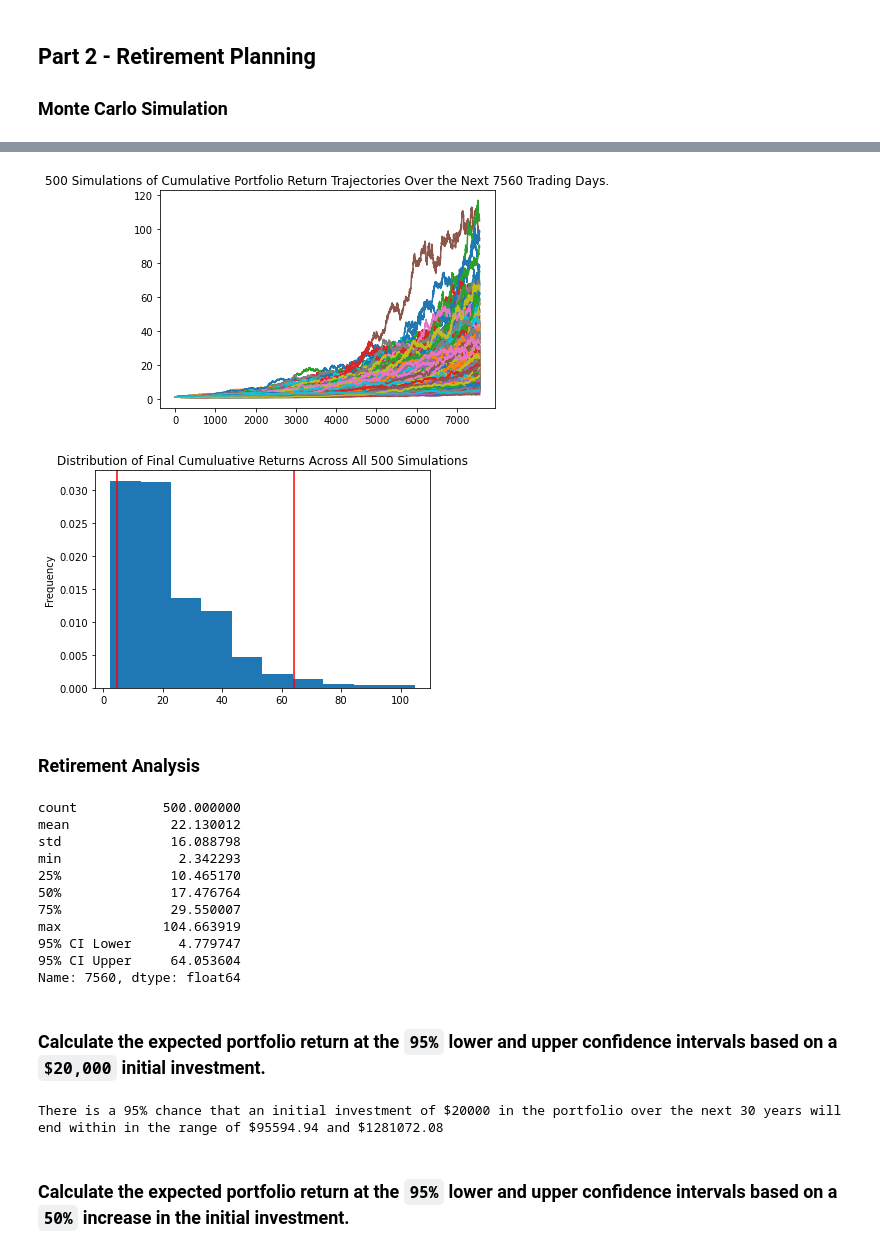
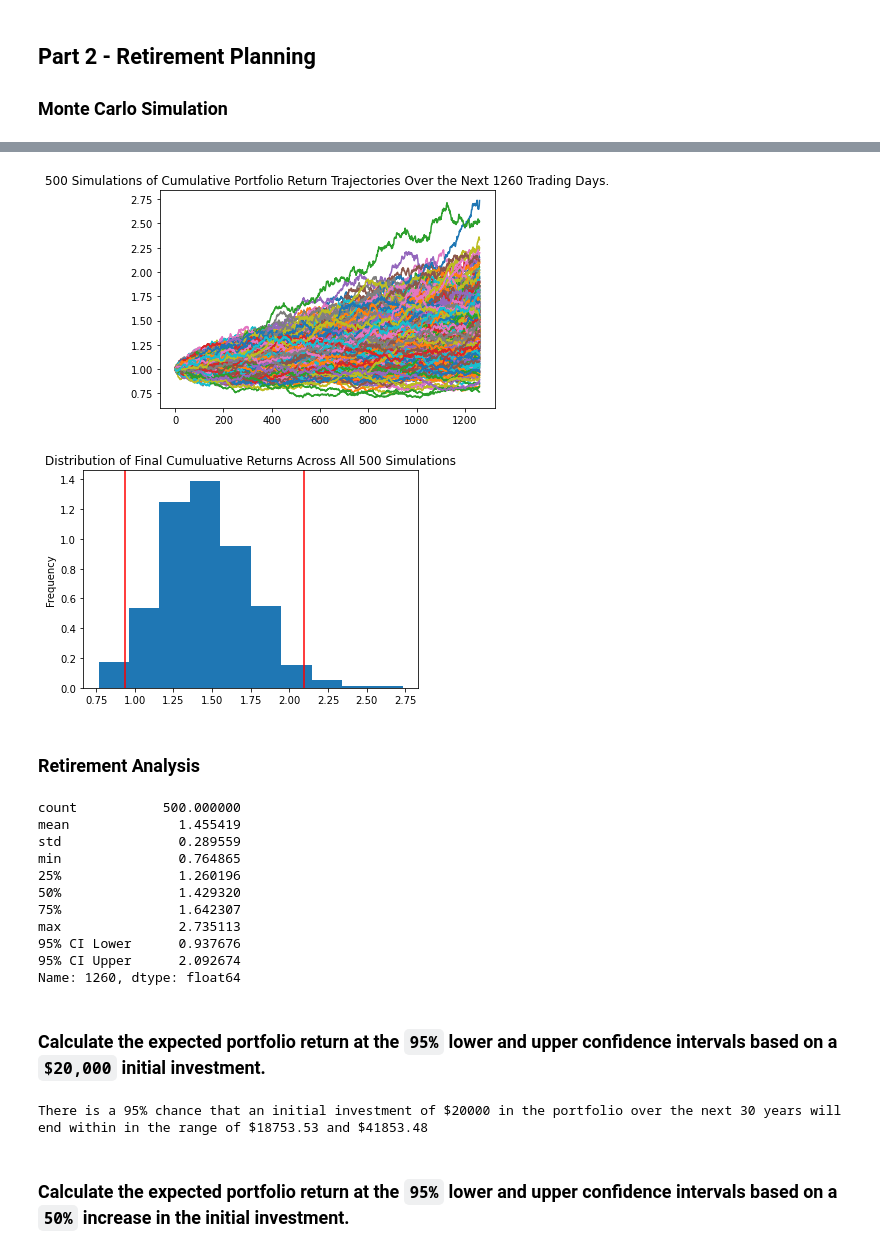
Before and after one commit to rmit-s3607407-Tony-Huang/Financial-Planning, a Jupyter notebook: financial-planner.ipynb, the cells around one changed output, grey strips where cells are left out. Saved outputs shown, nothing was run; the diff lists cells and outputs as text; code cells hidden in the pictures.

```diff
--- a/financial-planner.ipynb
+++ b/financial-planner.ipynb
@@ -50,9 +52,13 @@ my_agg = 200
 my_spy = 50
 # %%
 # Set Alpaca API key and secret
-# YOUR CODE HERE!
-
+alpaca_api_key = os.getenv("ALPACA_API_KEY")
+alpaca_secret_key = os.getenv("ALPACA_SECRET_KEY")
+# print(alpaca_api_key, alpaca_secret_key)
 # Create the Alpaca API object
-# YOUR CODE HERE!
+alpaca = tradeapi.REST(
+    alpaca_api_key,
+    alpaca_secret_key,
+    api_version="v2")
 # %%
 # Format current date as ISO format
@@ -141,12 +166,18 @@ Congratulations! You have enough money in your emergency fund.
 # %%
 # Set start and end dates of five years back from today.
 # Sample results may vary from the solution based on the time frame chosen
-start_date = pd.Timestamp('2016-05-01', tz='America/New_York').isoformat()
-end_date = pd.Timestamp('2021-05-01', tz='America/New_York').isoformat()
+start_date = pd.Timestamp('2016-09-16', tz='America/New_York').isoformat()
+end_date = pd.Timestamp('2021-09-16', tz='America/New_York').isoformat()
 # %%
 # Get 5 years' worth of historical data for SPY and AGG
 # (use a limit=1000 parameter to call the most recent 1000 days of data)
-# YOUR CODE HERE!
+df_stock_data = alpaca.get_barset(
+    tickers,
+    timeframe,
+    start=start_date,
+    end=end_date,
+    limit=1000,
+).df
 
 # Display sample data
 df_stock_data.head()
@@ -161,0 +193,8 @@ df_stock_data.head()
+# %%
+# Configuring a Monte Carlo simulation to forecast 30 years cumulative returns
+MC_fiveyear = MCSimulation(
+    portfolio_data = df_stock_data,
+    weights = [.6, .4],
+    num_simulation = 500,
+    num_trading_days = 252*5
+)
@@ -211,33 +258,33 @@ Running Monte Carlo simulation number 490.
 # %%
 # Plot simulation outcomes
-# YOUR CODE HERE!
+line_plot = MC_fiveyear.plot_simulation()
 # %% [output]
-[figure, old version]
+[figure, new version]
 # %%
 # Plot probability distribution and confidence intervals
-# YOUR CODE HERE!
+dist_plot = MC_fiveyear.plot_distribution()
 # %% [output]
-[figure, old version]
+[figure, new version]
 # %% [markdown]
 ### Retirement Analysis
 # %%
 # Fetch summary statistics from the Monte Carlo simulation results
-# YOUR CODE HERE!
+tbl = MC_fiveyear.summarize_cumulative_return()
 
 # Print summary statistics
-# YOUR CODE HERE!
+print(tbl)
 # %% [output]
 count           500.000000
-mean             22.130012
-std              16.088798
-min               2.342293
-25%              10.465170
-50%              17.476764
-75%              29.550007
-max             104.663919
-95% CI Lower      4.779747
-95% CI Upper     64.053604
-Name: 7560, dtype: float64
+mean              1.455419
+std               0.289559
+min               0.764865
+25%               1.260196
+50%               1.429320
+75%               1.642307
+max               2.735113
+95% CI Lower      0.937676
+95% CI Upper      2.092674
+Name: 1260, dtype: float64
 # %% [markdown]
 ### Calculate the expected portfolio return at the `95%` lower and upper confidence intervals based on a `$20,000` initial investment.
 # %%
@@ -245,14 +292,15 @@ Name: 7560, dtype: float64
 initial_investment = 20000
 
 # Use the lower and upper `95%` confidence intervals to calculate the range of the possible outcomes of our $20,000
-# YOUR CODE HERE!
+ci_lower = round(tbl[8]*initial_investment,2)
+ci_upper = round(tbl[9]*initial_investment,2)
 
 # Print results
 print(f"There is a 95% chance that an initial investment of ${initial_investment} in the portfolio"
       f" over the next 30 years will end within in the range of"
       f" ${ci_lower} and ${ci_upper}")
 # %% [output]
-There is a 95% chance that an initial investment of $20000 in the portfolio over the next 30 years will end within in the range of $95594.94 and $1281072.08
+There is a 95% chance that an initial investment of $20000 in the portfolio over the next 30 years will end within in the range of $18753.53 and $41853.48
 # %% [markdown]
 ### Calculate the expected portfolio return at the `95%` lower and upper confidence intervals based on a `50%` increase in the initial investment.
 # %%
```
Also changed, not shown: parts of 16 cells of this notebook.
